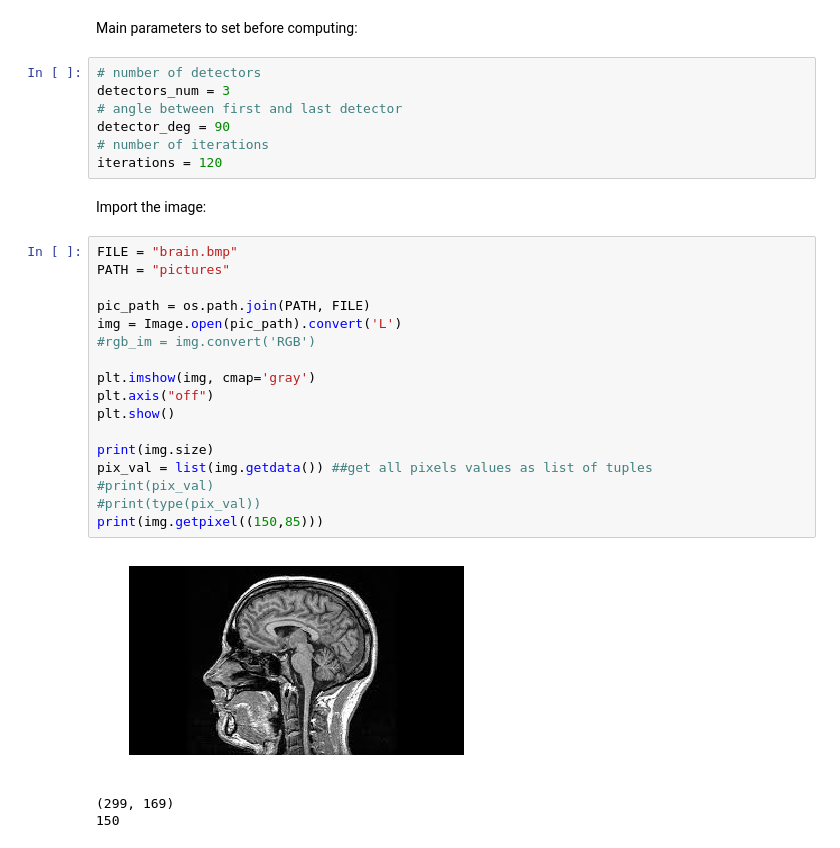
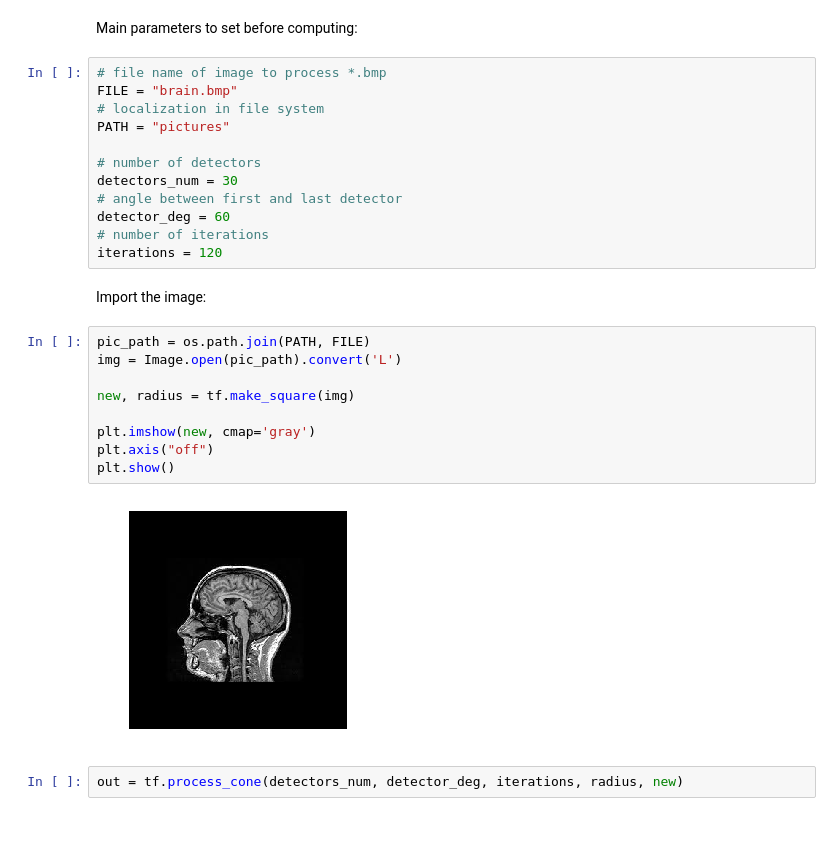
Before and after one commit to Nebizar/IT_in_Medicine, a Jupyter notebook: TomographSimulation/TomographSimulation.ipynb, the cells around one changed output. Saved outputs shown, nothing was run; the diff lists cells and outputs as text.

```diff
--- a/TomographSimulation/TomographSimulation.ipynb
+++ b/TomographSimulation/TomographSimulation.ipynb
@@ -15,33 +15,30 @@ import tomograph_functions as tf
 # %% [markdown]
 Main parameters to set before computing:
 # %%
+# file name of image to process *.bmp
+FILE = "brain.bmp"
+# localization in file system
+PATH = "pictures"
+
 # number of detectors
-detectors_num = 3
+detectors_num = 30
 # angle between first and last detector
-detector_deg = 90
+detector_deg = 60
 # number of iterations
 iterations = 120
 # %% [markdown]
 Import the image:
 # %%
-FILE = "brain.bmp"
-PATH = "pictures"
-
 pic_path = os.path.join(PATH, FILE)
 img = Image.open(pic_path).convert('L')
-#rgb_im = img.convert('RGB')
 
-plt.imshow(img, cmap='gray')
+new, radius = tf.make_square(img)
+
+plt.imshow(new, cmap='gray')
 plt.axis("off")
 plt.show()
-
-print(img.size)
-pix_val = list(img.getdata()) ##get all pixels values as list of tuples
-#print(pix_val)
-#print(type(pix_val))
-print(img.getpixel((150,85)))
 # %% [output]
-[figure, old version]
+[figure, new version]
-(299, 169)
-150
+# %%
+out = tf.process_cone(detectors_num, detector_deg, iterations, radius, new)
 # %%
```
Also changed, not shown: parts of 1 cell of this notebook, 2 other files.
